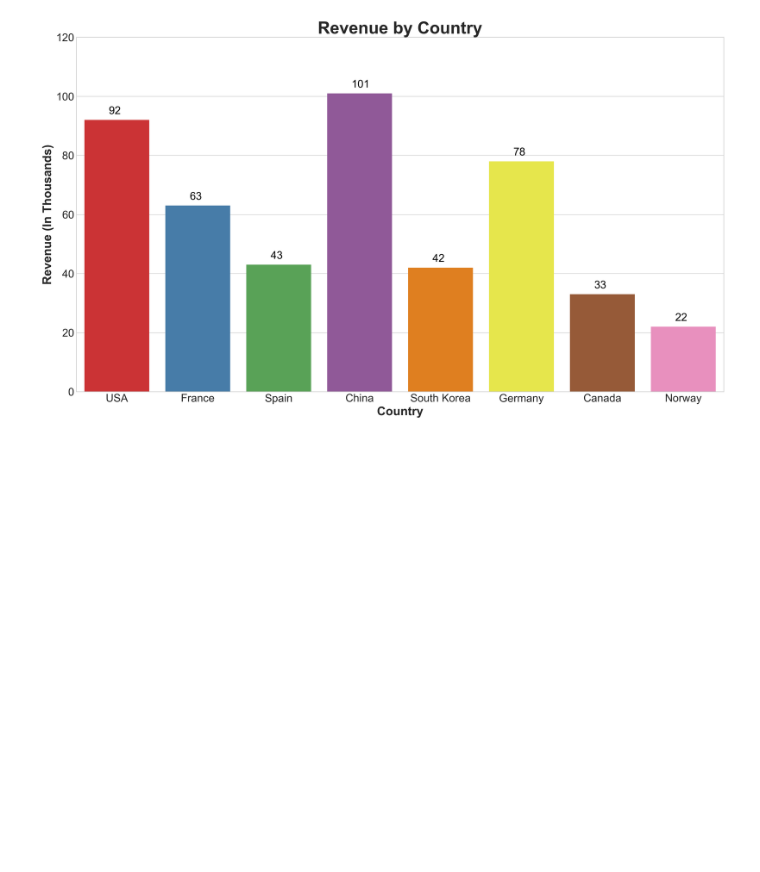
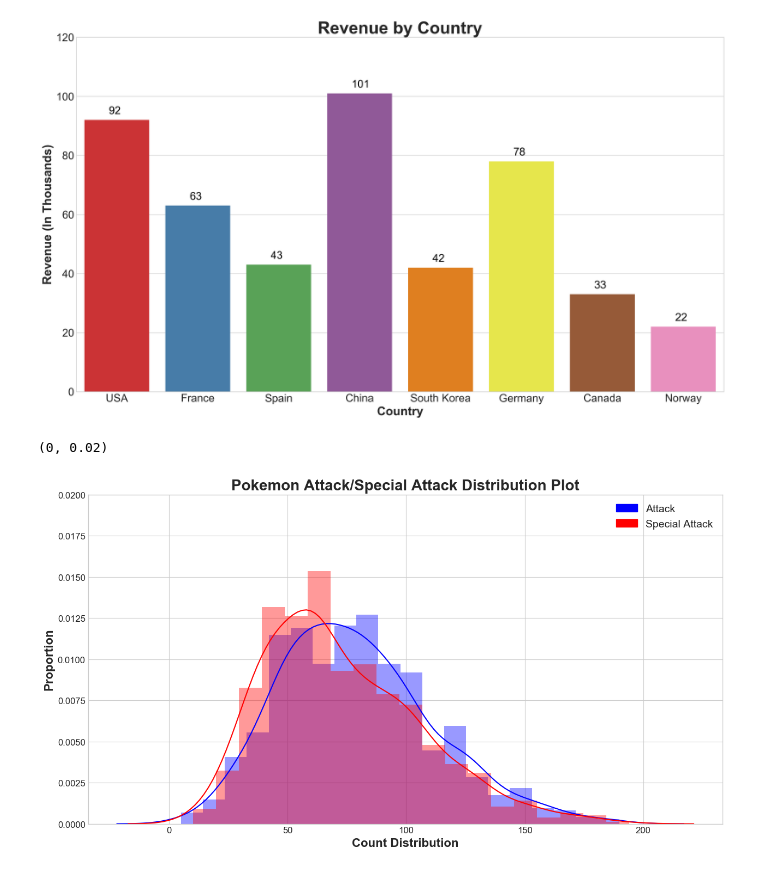
Before and after one commit to CentsOfFate/Miscellaneous-Projects, a Jupyter notebook: Files/Example Seaborn Graphs (Fake Data).ipynb, the cells around one changed output. Cells and saved outputs as stored; diff of their text form; code cells hidden in the pictures; blank space fills up the shorter version.

```diff
--- a/Files/Example Seaborn Graphs (Fake Data).ipynb
+++ b/Files/Example Seaborn Graphs (Fake Data).ipynb
@@ -139,3 +139,32 @@ plt.ylim(0, 120)
 plt.show()
 # %% [output]
 [figure]
+# %%
+import matplotlib.patches as mpatches
+
+# Load Data
+df = pd.read_csv('Full Pokemon.csv')
+
+plt.figure(figsize = (15, 8), dpi = 100)
+
+sns.distplot(df['Attack'], color = 'blue')
+sns.distplot(df['Sp. Atk'], color = 'red')
+
+blue_patch = mpatches.Patch(color = 'blue', label = 'Attack')
+orange_patch = mpatches.Patch(color = 'red', label = 'Special Attack')
+plt.legend(handles=[blue_patch, orange_patch], fontsize = 14)
+
+# Title, X-Axis Label, Y-Axis Label
+plt.title('Pokemon Attack/Special Attack Distribution Plot', size = 20, fontweight = 'bold')
+plt.xlabel('Count Distribution', size = 16, fontweight = 'bold')
+plt.ylabel('Proportion', size = 16, fontweight = 'bold')
+
+# Ticks larger
+plt.xticks(size = 12)
+plt.yticks(size = 12)
+
+# Set Ticks
+plt.ylim(0, 0.020)
+# %% [output]
+(0, 0.02)
+[figure, added]
```
Also changed, not shown: parts of 1 cell of this notebook.
